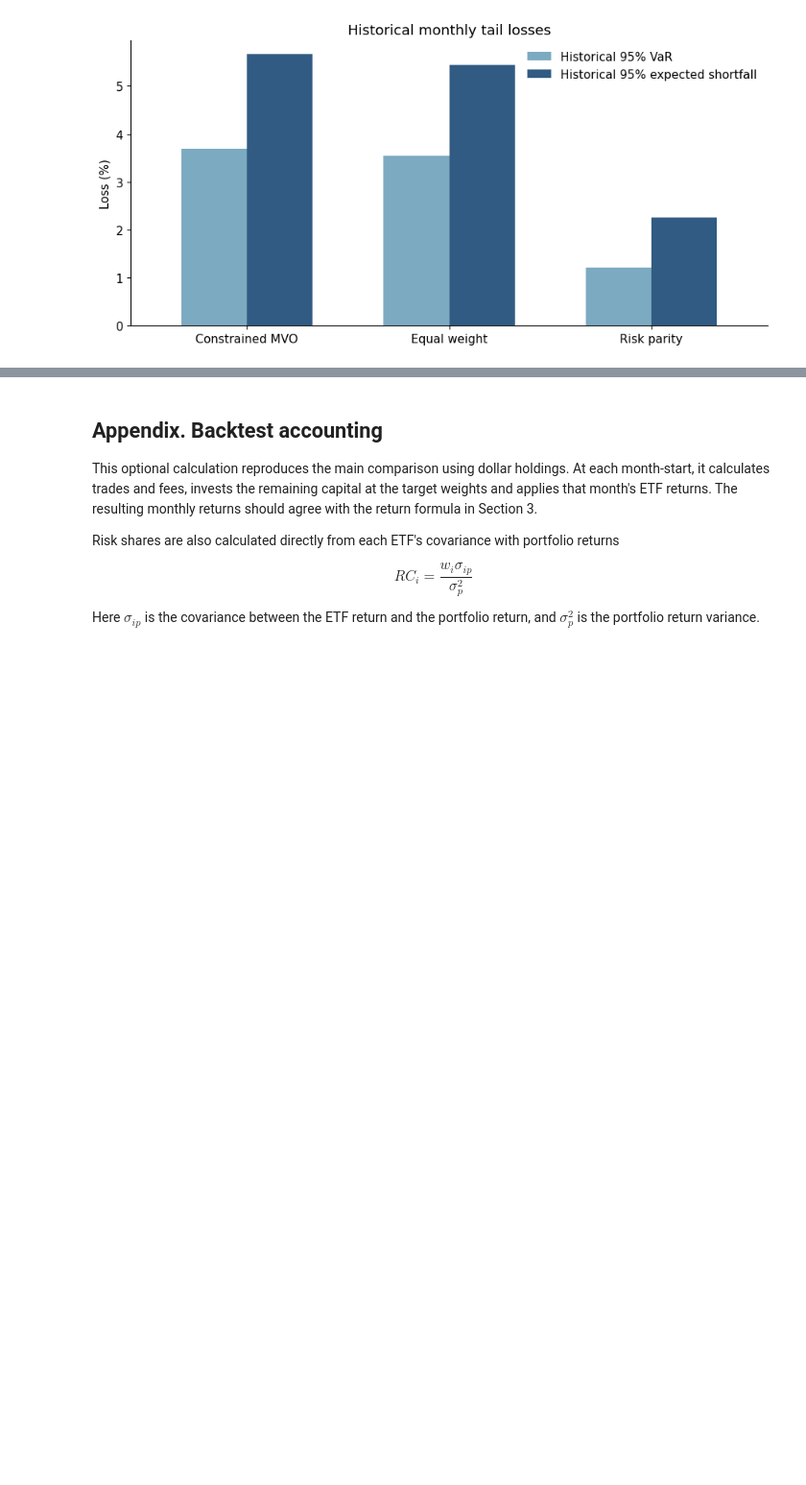
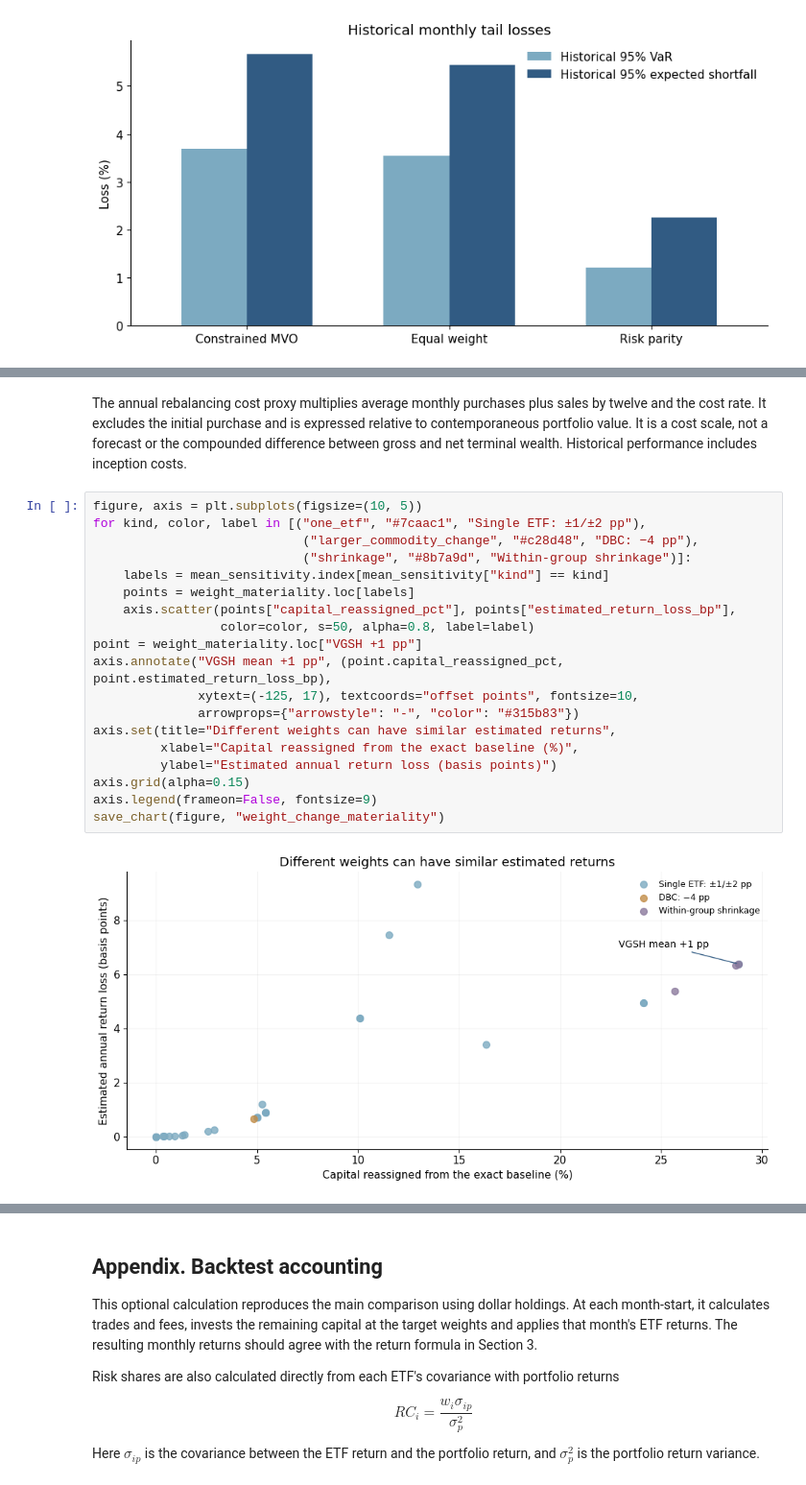
Before and after one commit to kybeka/meridian-capital, a Jupyter notebook: research/round-1/supplementary_studies.ipynb, the cells around one changed output, grey strips where cells are left out. Shown at 96% size. Saved outputs shown, nothing was run; the diff lists cells and outputs as text; blank space fills up the shorter version.

Commit message:
feat(research): interpret weight changes and attribute returns

```diff
--- a/research/round-1/supplementary_studies.ipynb
+++ b/research/round-1/supplementary_studies.ipynb
@@ -1250,0 +1346,23 @@ save_chart(figure, "tail_risk")
+# %% [markdown]
+The annual rebalancing cost proxy multiplies average monthly purchases plus sales by twelve and the cost rate. It excludes the initial purchase and is expressed relative to contemporaneous portfolio value. It is a cost scale, not a forecast or the compounded difference between gross and net terminal wealth. Historical performance includes inception costs.
+# %%
+figure, axis = plt.subplots(figsize=(10, 5))
+for kind, color, label in [("one_etf", "#7caac1", "Single ETF: ±1/±2 pp"),
+                            ("larger_commodity_change", "#c28d48", "DBC: −4 pp"),
+                            ("shrinkage", "#8b7a9d", "Within-group shrinkage")]:
+    labels = mean_sensitivity.index[mean_sensitivity["kind"] == kind]
+    points = weight_materiality.loc[labels]
+    axis.scatter(points["capital_reassigned_pct"], points["estimated_return_loss_bp"],
+                 color=color, s=50, alpha=0.8, label=label)
+point = weight_materiality.loc["VGSH +1 pp"]
+axis.annotate("VGSH mean +1 pp", (point.capital_reassigned_pct, point.estimated_return_loss_bp),
+              xytext=(-125, 17), textcoords="offset points", fontsize=10,
+              arrowprops={"arrowstyle": "-", "color": "#315b83"})
+axis.set(title="Different weights can have similar estimated returns",
+         xlabel="Capital reassigned from the exact baseline (%)",
+         ylabel="Estimated annual return loss (basis points)")
+axis.grid(alpha=0.15)
+axis.legend(frameon=False, fontsize=9)
+save_chart(figure, "weight_change_materiality")
+# %% [output]
+[figure, added]
```
Also changed, not shown: parts of 12 cells of this notebook, 16 other files.
